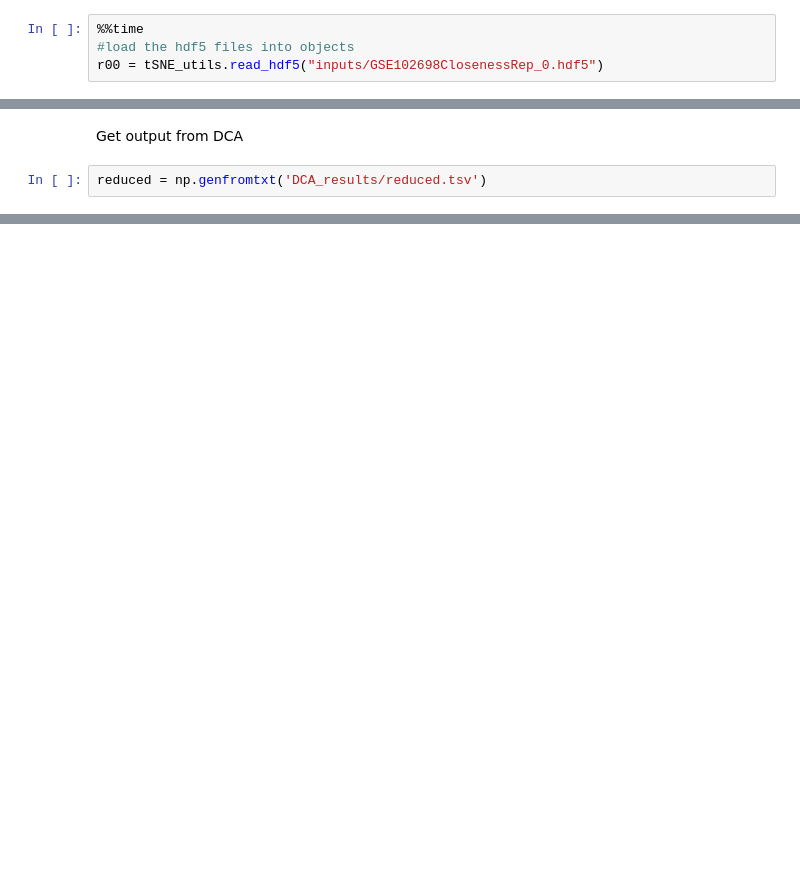
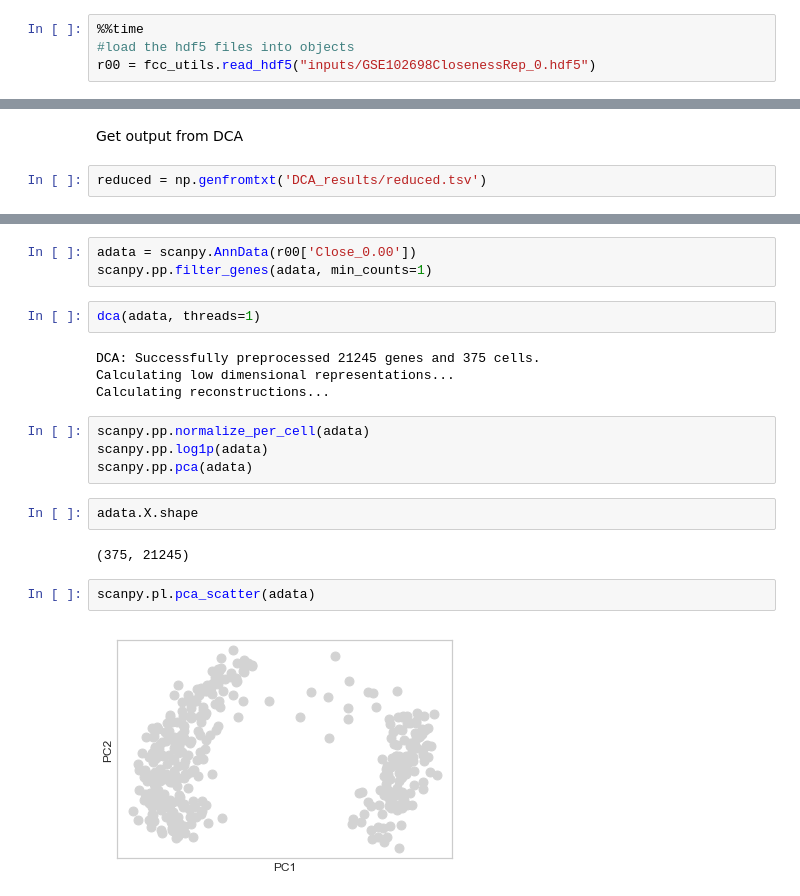
Before and after one commit to codyheiser/furry-couscous, a Jupyter notebook: DCA_test.ipynb, the cells around one changed output, grey strips where cells are left out. Cells and saved outputs as stored; diff of their text form; blank space fills up the shorter version.

```diff
--- a/DCA_test.ipynb
+++ b/DCA_test.ipynb
@@ -21,5 +21,5 @@ Get original data
 # %%
 %%time
 #load the hdf5 files into objects
-r00 = tSNE_utils.read_hdf5("inputs/GSE102698ClosenessRep_0.hdf5")
+r00 = fcc_utils.read_hdf5("inputs/GSE102698ClosenessRep_0.hdf5")
 # %% [output]
@@ -47,0 +73,21 @@ tSNE_utils.compare_euclid(r00['Close_0.00'], reduced[:,1:])
+# %%
+adata = scanpy.AnnData(r00['Close_0.00'])
+scanpy.pp.filter_genes(adata, min_counts=1)
+# %%
+dca(adata, threads=1)
+# %% [output]
+DCA: Successfully preprocessed 21245 genes and 375 cells.
+Calculating low dimensional representations...
+Calculating reconstructions...
+# %%
+scanpy.pp.normalize_per_cell(adata)
+scanpy.pp.log1p(adata)
+scanpy.pp.pca(adata)
+# %%
+adata.X.shape
+# %% [output]
+(375, 21245)
+# %%
+scanpy.pl.pca_scatter(adata)
+# %% [output]
+[figure, added]
```
Also changed, not shown: parts of 9 cells of this notebook, 2 other files.
